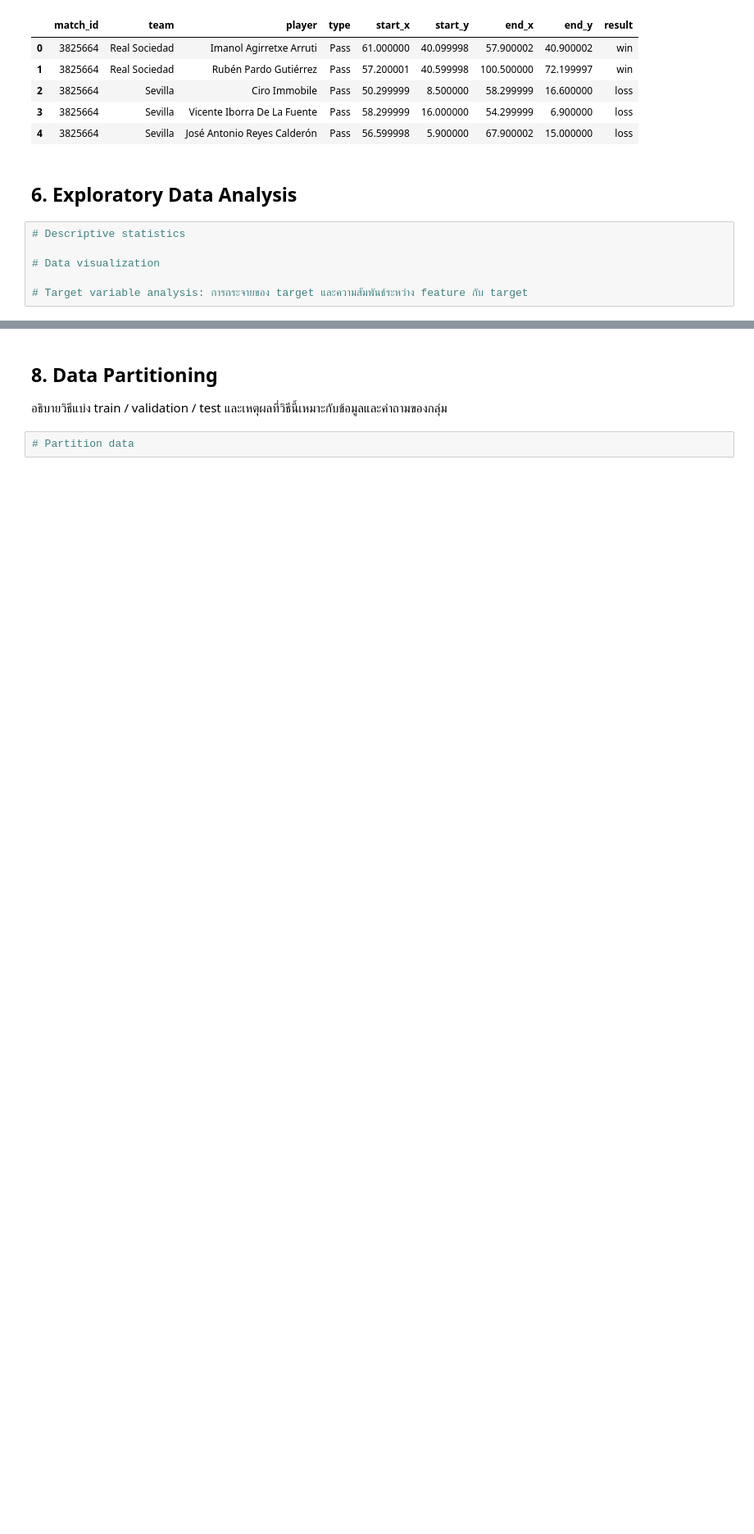
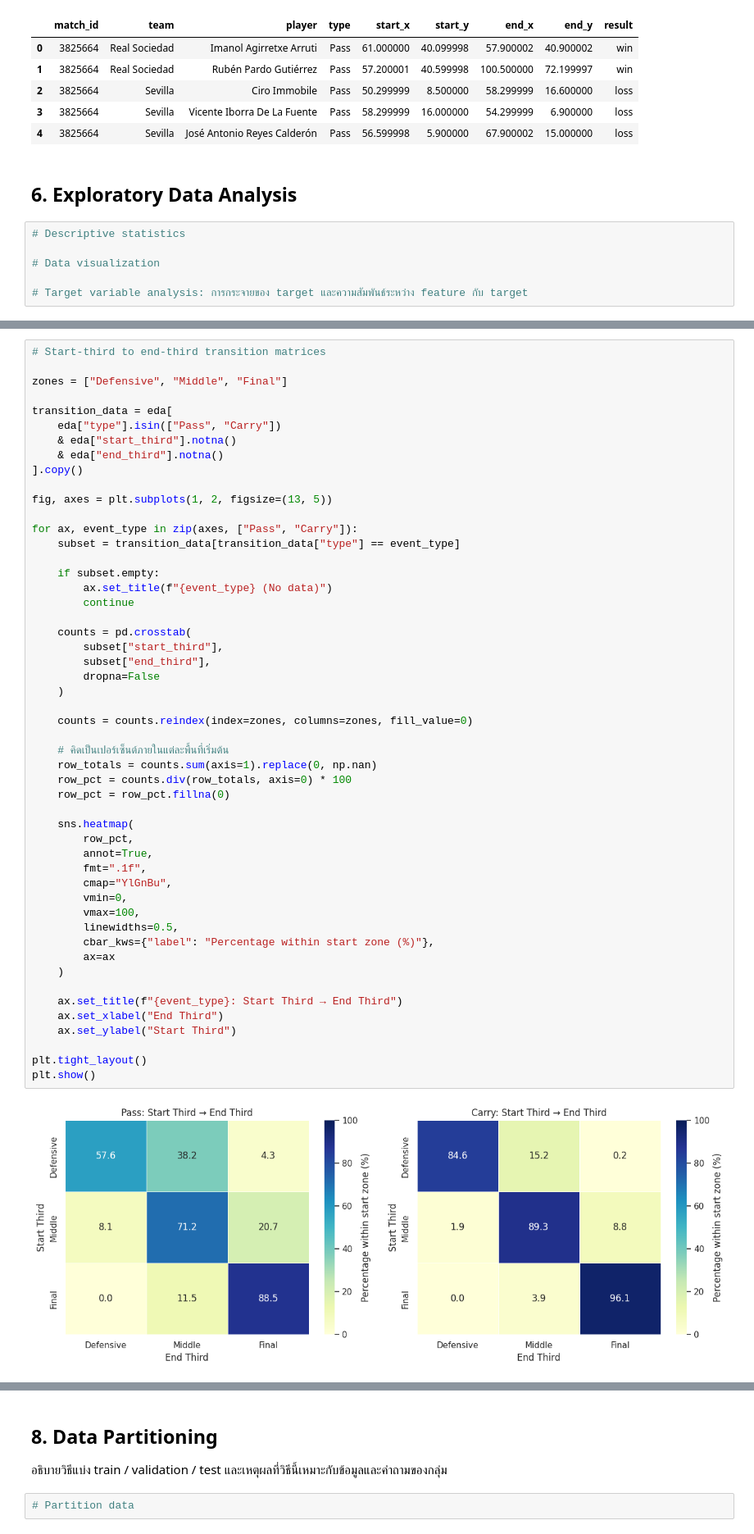
Before and after one commit to doperjerr/G2_MiniProject_Part2_BigData_ML, a Jupyter notebook: G2_MiniProject_Part2_BigData_ML.ipynb, the cells around one changed output, grey strips where cells are left out. Shown at 82% size. Saved outputs shown, nothing was run; the diff lists cells and outputs as text; blank space fills up the shorter version.

```diff
--- a/G2_MiniProject_Part2_BigData_ML.ipynb
+++ b/G2_MiniProject_Part2_BigData_ML.ipynb
@@ -721,0 +1350,53 @@ result      category
+# %%
+# Start-third to end-third transition matrices
+
+zones = ["Defensive", "Middle", "Final"]
+
+transition_data = eda[
+    eda["type"].isin(["Pass", "Carry"])
+    & eda["start_third"].notna()
+    & eda["end_third"].notna()
+].copy()
+
+fig, axes = plt.subplots(1, 2, figsize=(13, 5))
+
+for ax, event_type in zip(axes, ["Pass", "Carry"]):
+    subset = transition_data[transition_data["type"] == event_type]
+
+    if subset.empty:
+        ax.set_title(f"{event_type} (No data)")
+        continue
+
+    counts = pd.crosstab(
+        subset["start_third"],
+        subset["end_third"],
+        dropna=False
+    )
+
+    counts = counts.reindex(index=zones, columns=zones, fill_value=0)
+
+    # คิดเป็นเปอร์เซ็นต์ภายในแต่ละพื้นที่เริ่มต้น
+    row_totals = counts.sum(axis=1).replace(0, np.nan)
+    row_pct = counts.div(row_totals, axis=0) * 100
+    row_pct = row_pct.fillna(0)
+
+    sns.heatmap(
+        row_pct,
+        annot=True,
+        fmt=".1f",
+        cmap="YlGnBu",
+        vmin=0,
+        vmax=100,
+        linewidths=0.5,
+        cbar_kws={"label": "Percentage within start zone (%)"},
+        ax=ax
+    )
+
+    ax.set_title(f"{event_type}: Start Third → End Third")
+    ax.set_xlabel("End Third")
+    ax.set_ylabel("Start Third")
+
+plt.tight_layout()
+plt.show()
+# %% [output]
+[figure, added]
```
Also changed, not shown: parts of 23 cells of this notebook.
